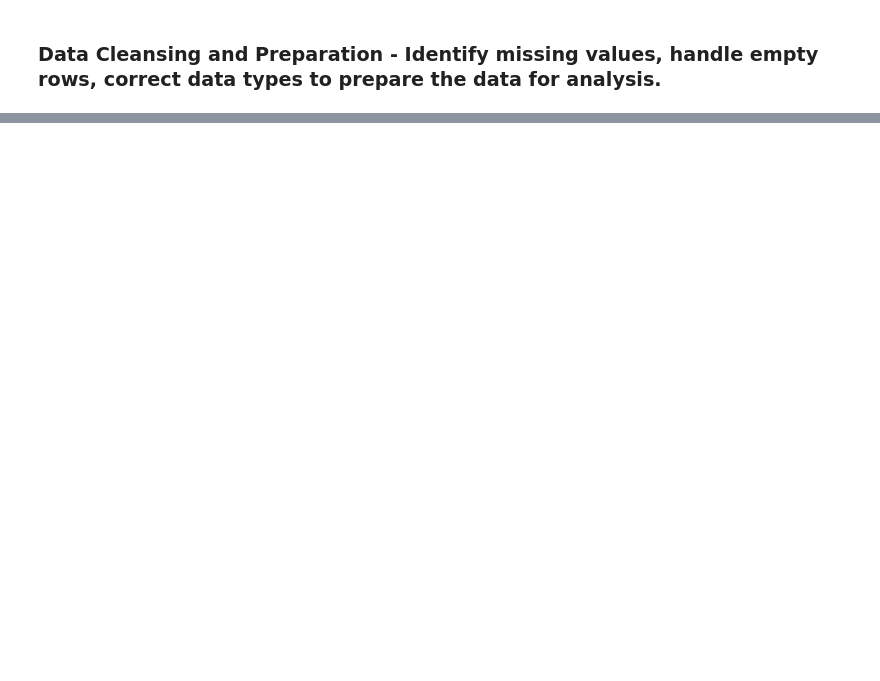
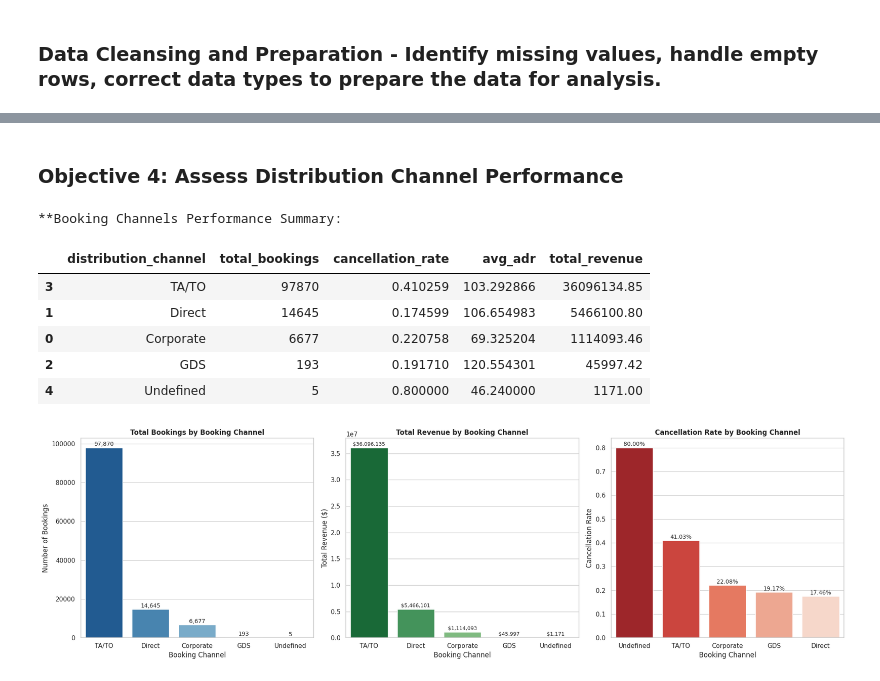
Before and after one commit to anniechooimh/Hospitality-Analytics, a Jupyter notebook: Capstone_Hospitality Analysis.ipynb, the cells around one changed output, grey strips where cells are left out. Cells and saved outputs as stored; diff of their text form; code cells hidden in the pictures; blank space fills up the shorter version.

```diff
--- a/Capstone_Hospitality Analysis.ipynb
+++ b/Capstone_Hospitality Analysis.ipynb
@@ -529,0 +400,56 @@ Based on our deep dive into the reservation statuses (**Check-Out**, **Canceled*
+# %% [markdown]
+### Objective 4: Assess Distribution Channel Performance
+# %%
+# Calculate metrics per Distribution Channel (Booking Channel)
+channel_perf = merged_booking.groupby('distribution_channel').agg(
+    total_bookings=('Booking_ID', 'count'),
+    cancellation_rate=('is_canceled', 'mean'),
+    avg_adr=('adr', 'mean'),
+    total_revenue=('total_price', 'sum')
+).reset_index()
+
+# Sort by total revenue to identify the most lucrative channels
+channel_perf = channel_perf.sort_values(by='total_revenue', ascending=False)
+
+print("**Booking Channels Performance Summary:")
+display(channel_perf)
+
+# Set plotting style
+sns.set_theme(style="whitegrid")
+fig, axes = plt.subplots(1, 3, figsize=(20, 6))
+
+# 1. Total Bookings by Channel
+ax1 = sns.barplot(x='distribution_channel', y='total_bookings', data=channel_perf, ax=axes[0], palette='Blues_r', hue='distribution_channel', legend=False)
+for p in ax1.patches:
+    ax1.annotate(f"{p.get_height():,.0f}", (p.get_x() + p.get_width() / 2., p.get_height()), ha='center', va='center', xytext=(0, 6), textcoords='offset points', fontsize=10)
+axes[0].set_title('Total Bookings by Booking Channel', fontsize=12, fontweight='bold')
+axes[0].set_ylabel('Number of Bookings')
+axes[0].set_xlabel('Booking Channel')
+
+# 2. Total Revenue by Channel
+ax2 = sns.barplot(x='distribution_channel', y='total_revenue', data=channel_perf, ax=axes[1], palette='Greens_r', hue='distribution_channel', legend=False)
+for p in ax2.patches:
+    ax2.annotate(f"${p.get_height():,.0f}", (p.get_x() + p.get_width() / 2., p.get_height()), ha='center', va='center', xytext=(0, 6), textcoords='offset points', fontsize=9)
+axes[1].set_title('Total Revenue by Booking Channel', fontsize=12, fontweight='bold')
+axes[1].set_ylabel('Total Revenue ($)')
+axes[1].set_xlabel('Booking Channel')
+
+# 3. Cancellation Rate by Channel
+ax3 = sns.barplot(x='distribution_channel', y='cancellation_rate', data=channel_perf.sort_values('cancellation_rate', ascending=False), ax=axes[2], palette='Reds_r', hue='distribution_channel', legend=False)
+for p in ax3.patches:
+    ax3.annotate(f"{p.get_height():.2%}", (p.get_x() + p.get_width() / 2., p.get_height()), ha='center', va='center', xytext=(0, 6), textcoords='offset points', fontsize=10)
+axes[2].set_title('Cancellation Rate by Booking Channel', fontsize=12, fontweight='bold')
+axes[2].set_ylabel('Cancellation Rate')
+axes[2].set_xlabel('Booking Channel')
+
+plt.tight_layout()
+plt.show()
+# %% [output]
+**Booking Channels Performance Summary:
+|  | distribution_channel | total_bookings | cancellation_rate | avg_adr | total_revenue |
+| 3 | TA/TO | 97870 | 0.410259 | 103.292866 | 36096134.85 |
+| 1 | Direct | 14645 | 0.174599 | 106.654983 | 5466100.80 |
+| 0 | Corporate | 6677 | 0.220758 | 69.325204 | 1114093.46 |
+| 2 | GDS | 193 | 0.191710 | 120.554301 | 45997.42 |
+| 4 | Undefined | 5 | 0.800000 | 46.240000 | 1171.00 |
+[figure, added]
```
Also changed, not shown: parts of 55 cells of this notebook.
